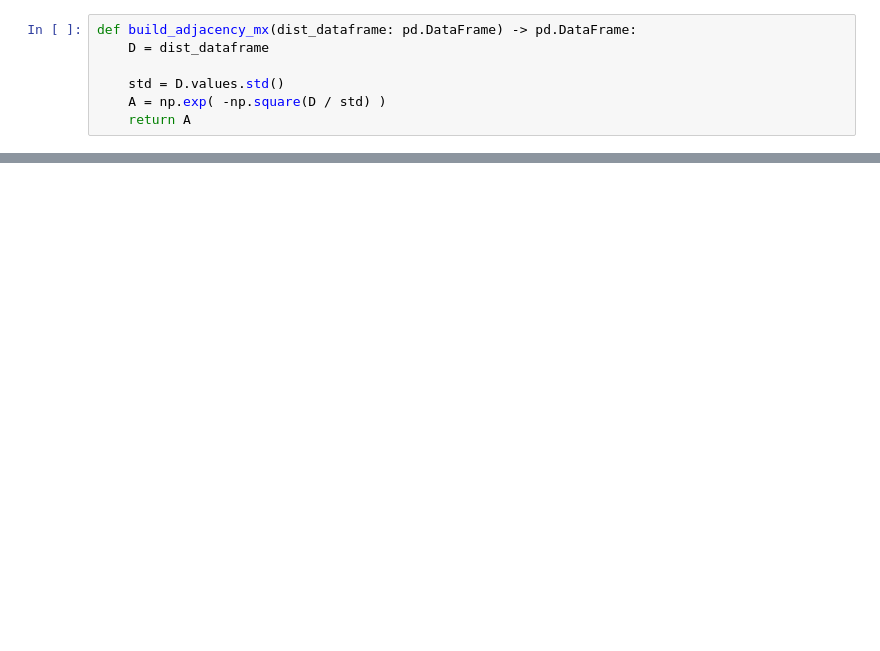
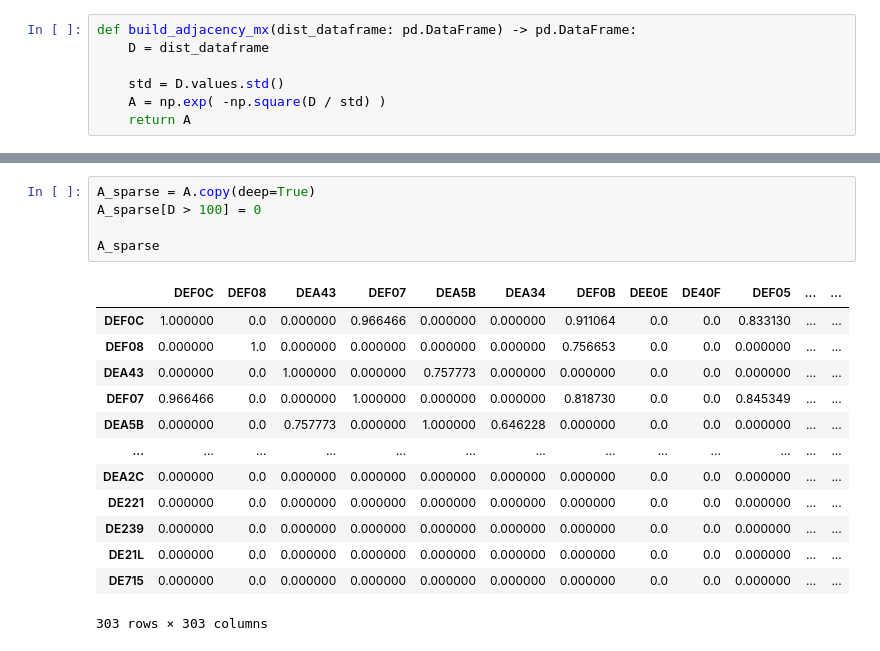
Before and after one commit to ArjunReddy07/wind-stf, a Jupyter notebook: prototyping/geospatial.ipynb, the cells around one changed output, grey strips where cells are left out. Drawn from its saved outputs; the diff is of its cells as text; blank space fills up the shorter version.

```diff
--- a/prototyping/geospatial.ipynb
+++ b/prototyping/geospatial.ipynb
@@ -187,0 +183,19 @@ A
+# %%
+A_sparse = A.copy(deep=True)
+A_sparse[D > 100] = 0
+
+A_sparse
+# %% [output]
+|  | DEF0C | DEF08 | DEA43 | DEF07 | DEA5B | DEA34 | DEF0B | DEE0E | DE40F | DEF05 | ... | ... |
+| DEF0C | 1.000000 | 0.0 | 0.000000 | 0.966466 | 0.000000 | 0.000000 | 0.911064 | 0.0 | 0.0 | 0.833130 | ... | ... |
+| DEF08 | 0.000000 | 1.0 | 0.000000 | 0.000000 | 0.000000 | 0.000000 | 0.756653 | 0.0 | 0.0 | 0.000000 | ... | ... |
+| DEA43 | 0.000000 | 0.0 | 1.000000 | 0.000000 | 0.757773 | 0.000000 | 0.000000 | 0.0 | 0.0 | 0.000000 | ... | ... |
+| DEF07 | 0.966466 | 0.0 | 0.000000 | 1.000000 | 0.000000 | 0.000000 | 0.818730 | 0.0 | 0.0 | 0.845349 | ... | ... |
+| DEA5B | 0.000000 | 0.0 | 0.757773 | 0.000000 | 1.000000 | 0.646228 | 0.000000 | 0.0 | 0.0 | 0.000000 | ... | ... |
+| ... | ... | ... | ... | ... | ... | ... | ... | ... | ... | ... | ... | ... |
+| DEA2C | 0.000000 | 0.0 | 0.000000 | 0.000000 | 0.000000 | 0.000000 | 0.000000 | 0.0 | 0.0 | 0.000000 | ... | ... |
+| DE221 | 0.000000 | 0.0 | 0.000000 | 0.000000 | 0.000000 | 0.000000 | 0.000000 | 0.0 | 0.0 | 0.000000 | ... | ... |
+| DE239 | 0.000000 | 0.0 | 0.000000 | 0.000000 | 0.000000 | 0.000000 | 0.000000 | 0.0 | 0.0 | 0.000000 | ... | ... |
+| DE21L | 0.000000 | 0.0 | 0.000000 | 0.000000 | 0.000000 | 0.000000 | 0.000000 | 0.0 | 0.0 | 0.000000 | ... | ... |
+| DE715 | 0.000000 | 0.0 | 0.000000 | 0.000000 | 0.000000 | 0.000000 | 0.000000 | 0.0 | 0.0 | 0.000000 | ... | ... |
+303 rows × 303 columns
```
Also changed, not shown: parts of 32 cells of this notebook, 4 other files.
